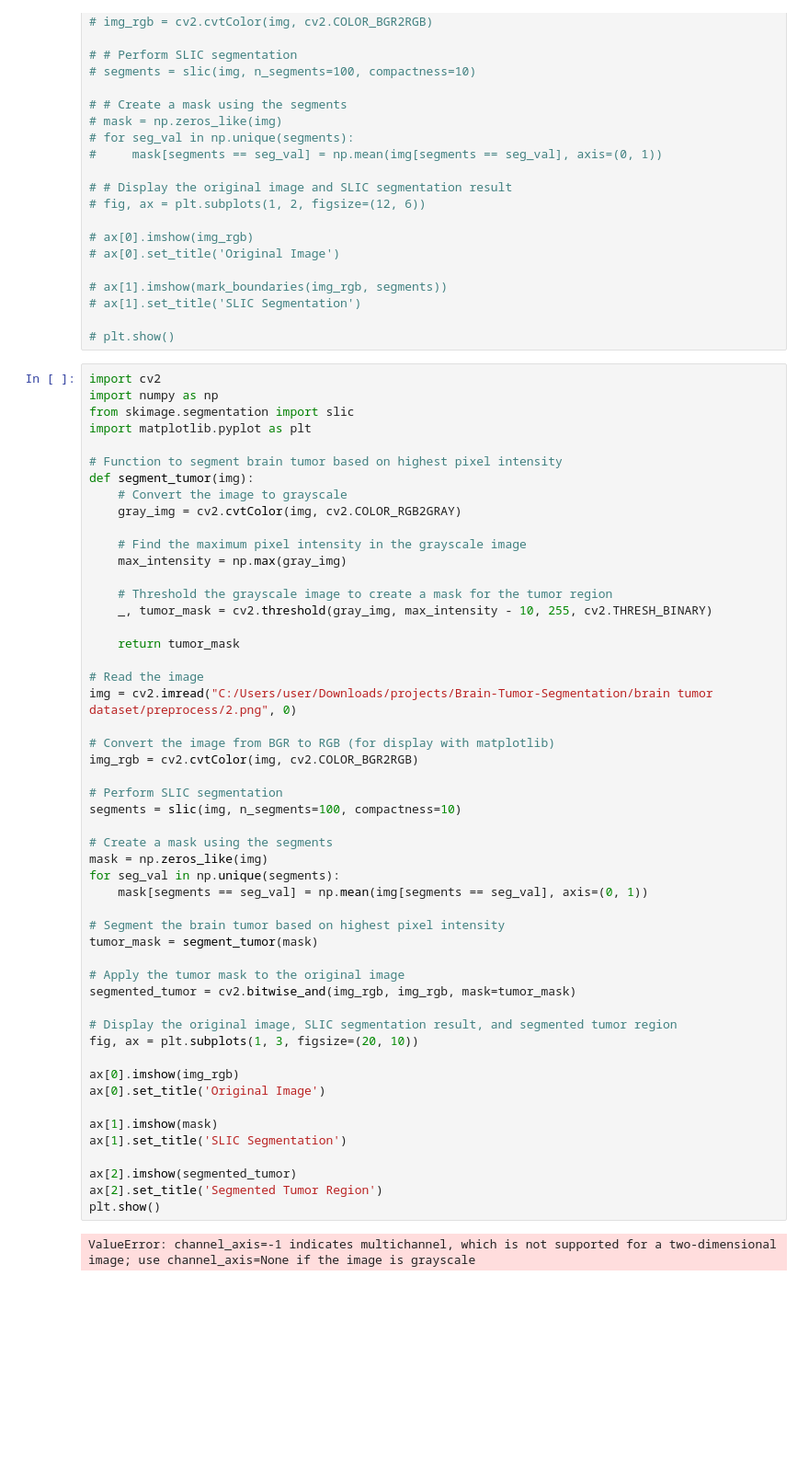
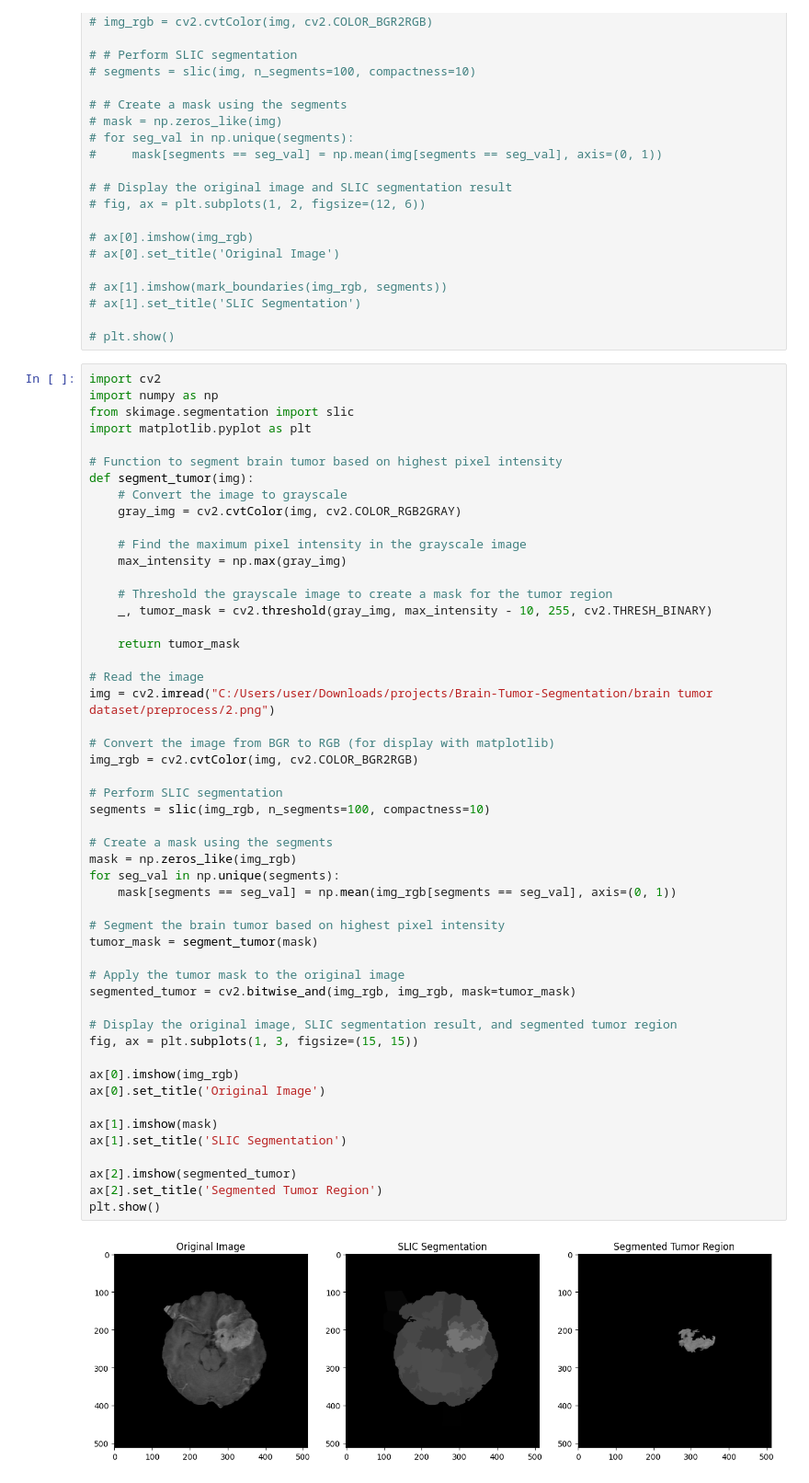
Before and after one commit to waiee/Brain-Tumor-Segmentation, a Jupyter notebook: main.ipynb, the cells around one changed output. Shown at 92% size. Cells and saved outputs as stored; diff of their text form; blank space fills up the shorter version.

```diff
--- a/main.ipynb
+++ b/main.ipynb
@@ -88,36 +88,36 @@ def segment_tumor(img):
     return tumor_mask
 
 # Read the image
-img = cv2.imread("C:/Users/user/Downloads/projects/Brain-Tumor-Segmentation/brain tumor dataset/preprocess/2.png", 0)
+img = cv2.imread("C:/Users/user/Downloads/projects/Brain-Tumor-Segmentation/brain tumor dataset/preprocess/2.png")
 
 # Convert the image from BGR to RGB (for display with matplotlib)
 img_rgb = cv2.cvtColor(img, cv2.COLOR_BGR2RGB)
 
 # Perform SLIC segmentation
-segments = slic(img, n_segments=100, compactness=10)
+segments = slic(img_rgb, n_segments=100, compactness=10)
 
 # Create a mask using the segments
-mask = np.zeros_like(img)
+mask = np.zeros_like(img_rgb)
 for seg_val in np.unique(segments):
-    mask[segments == seg_val] = np.mean(img[segments == seg_val], axis=(0, 1))
+    mask[segments == seg_val] = np.mean(img_rgb[segments == seg_val], axis=(0, 1))
 
 # Segment the brain tumor based on highest pixel intensity
 tumor_mask = segment_tumor(mask)
 
 # Apply the tumor mask to the original image
 segmented_tumor = cv2.bitwise_and(img_rgb, img_rgb, mask=tumor_mask)
 
 # Display the original image, SLIC segmentation result, and segmented tumor region
-fig, ax = plt.subplots(1, 3, figsize=(20, 10))
+fig, ax = plt.subplots(1, 3, figsize=(15, 15))
 
 ax[0].imshow(img_rgb)
 ax[0].set_title('Original Image')
 
 ax[1].imshow(mask)
 ax[1].set_title('SLIC Segmentation')
 
 ax[2].imshow(segmented_tumor)
 ax[2].set_title('Segmented Tumor Region')
 plt.show()
 # %% [output]
-ValueError: channel_axis=-1 indicates multichannel, which is not supported for a two-dimensional image; use channel_axis=None if the image is grayscale
+[figure, added]
```
